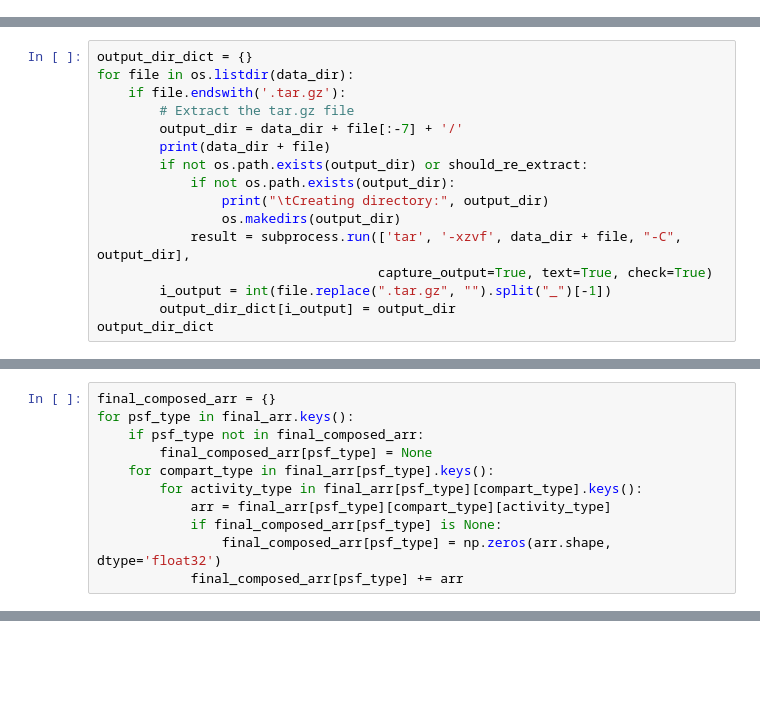
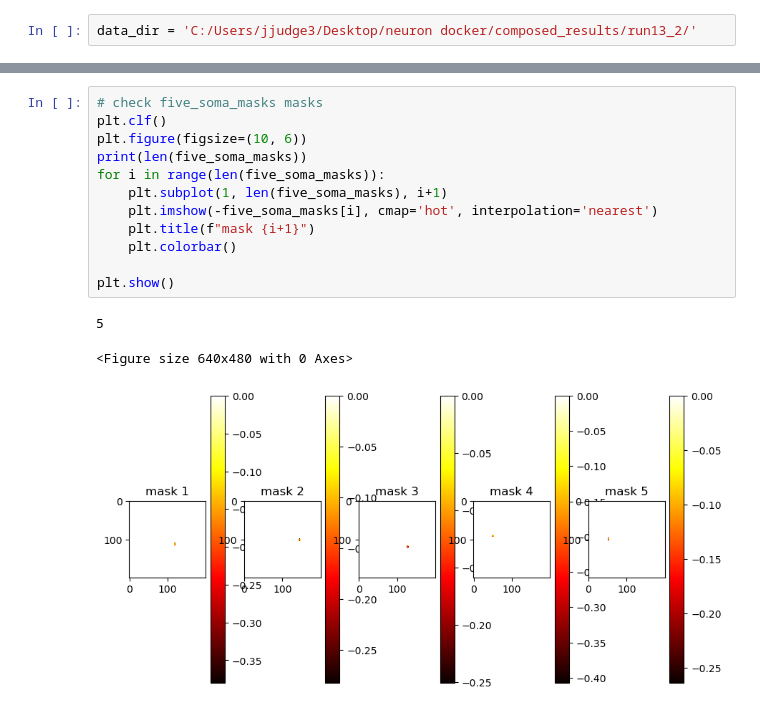
Before and after one commit to john-judge/S1_Thal_NetPyNE_Frontiers_2022, a Jupyter notebook: compose_images_hVOS.ipynb, the cells around one changed output, grey strips where cells are left out. Drawn from its saved outputs; the diff is of its cells as text; blank space fills up the shorter version.

```diff
--- a/compose_images_hVOS.ipynb
+++ b/compose_images_hVOS.ipynb
@@ -21 +16,3 @@ should_re_extract = True  # set to True if you want to re-extract the data into
+# %%
+data_dir = 'C:/Users/jjudge3/Desktop/neuron docker/composed_results/run13_2/'
 # %%
@@ -37,16 +43,0 @@ plt.show()
-# %%
-output_dir_dict = {}
-for file in os.listdir(data_dir):
-    if file.endswith('.tar.gz'):
-        # Extract the tar.gz file
-        output_dir = data_dir + file[:-7] + '/'
-        print(data_dir + file)
-        if not os.path.exists(output_dir) or should_re_extract:
-            if not os.path.exists(output_dir):
-                print("\tCreating directory:", output_dir)
-                os.makedirs(output_dir)
-            result = subprocess.run(['tar', '-xzvf', data_dir + file, "-C", output_dir],
-                                    capture_output=True, text=True, check=True)
-        i_output = int(file.replace(".tar.gz", "").split("_")[-1])
-        output_dir_dict[i_output] = output_dir
-output_dir_dict
@@ -266,11 +410,0 @@ CREATED MOVIE: psf_apic_syn.gif
-# %%
-final_composed_arr = {}
-for psf_type in final_arr.keys():
-    if psf_type not in final_composed_arr:
-        final_composed_arr[psf_type] = None
-    for compart_type in final_arr[psf_type].keys():
-        for activity_type in final_arr[psf_type][compart_type].keys():
-            arr = final_arr[psf_type][compart_type][activity_type]
-            if final_composed_arr[psf_type] is None:
-                final_composed_arr[psf_type] = np.zeros(arr.shape, dtype='float32')
-            final_composed_arr[psf_type] += arr
@@ -341,0 +537,16 @@ processing t =  500
+# %%
+# check five_soma_masks masks
+plt.clf()
+plt.figure(figsize=(10, 6))
+print(len(five_soma_masks))
+for i in range(len(five_soma_masks)):
+    plt.subplot(1, len(five_soma_masks), i+1)
+    plt.imshow(-five_soma_masks[i], cmap='hot', interpolation='nearest')
+    plt.title(f"mask {i+1}")
+    plt.colorbar()
+
+plt.show()
+# %% [output]
+5
+<Figure size 640x480 with 0 Axes>
+[figure, added]
```
Also changed, not shown: parts of 22 cells of this notebook, 1 other file.
